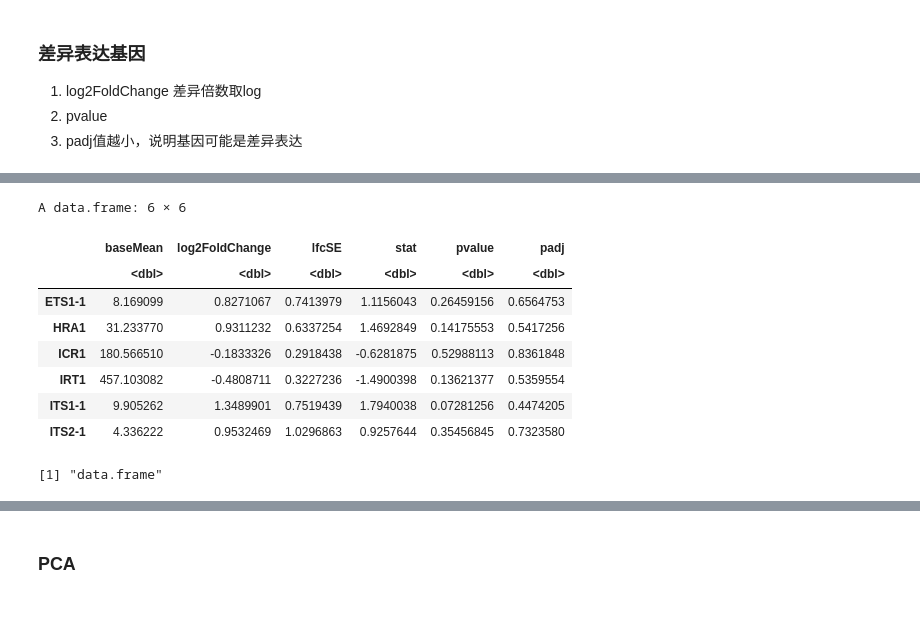
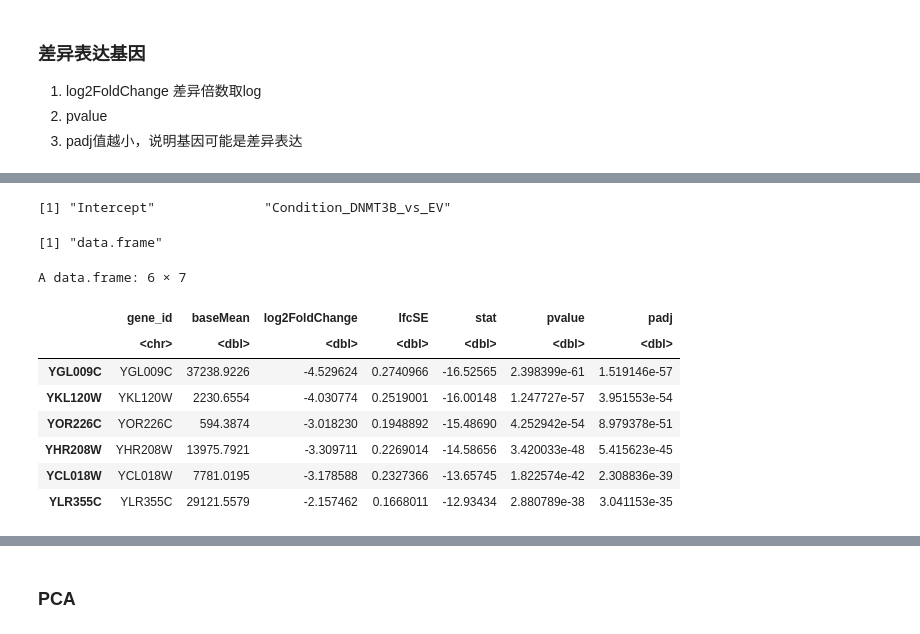
Before and after one commit to wangyang1749/yeast_data, a Jupyter notebook: script/DEG_detection.ipynb, the cells around one changed output, grey strips where cells are left out. Saved outputs shown, nothing was run; the diff lists cells and outputs as text; code cells hidden in the pictures.

```diff
--- a/script/DEG_detection.ipynb
+++ b/script/DEG_detection.ipynb
@@ -3,15 +8,9 @@
 # %%
-#install.packages("BiocManager")
-getwd()
-setwd("/root/yeast_data/analysis/htseq-count")
-
-list.files()
-
-count_tab <- read.table("result.txt",header=T)
+count_tab <- read.table("result.csv",header=T)
 rownames(count_tab) <- count_tab$gene_id # count_tab[,1]
 # 去掉第一列
 count_tab <- count_tab[,-c(1)]
-count_tab <- count_tab[c(1,3,4,2,5)]
+# count_tab <- count_tab[c(1,3,4,2,5)]　# 没用？
+count_tab <- count_tab[c(1,4,2,3,5)]
 head(count_tab)
-#?read.table
 # %% [output]
@@ -52,7 +26,7 @@ A data.frame: 6 × 2
 # %%
-colData <- read.table("SraAccList.txt",header=T)
+colData <- read.table("AccGroup.csv",header=T)
+colData$Condition <- factor(colData$Condition,c("EV","DNMT3B"))
 colData
-colData$Condition <- factor(colData$Condition,c("EV","DNMT3B"))
 # %% [output]
 A data.frame: 5 × 2
 | sample_id | Condition |
@@ -128,28 +64,28 @@ A data.frame: 6 × 2
 # %%
 # 将res转换为dataframe
-#resultsNames(dds) # lists the coefficients
+resultsNames(dds) # lists the coefficients
 res <- results(dds, name="Condition_DNMT3B_vs_EV")
-#res <- res[order(res$padj),]
+res <- res[order(res$padj),]
 resDF <- as.data.frame(res)
+class(resDF)
 
+#resDF
+resDF$gene_id <- rownames(resDF) # 添加一列gene_id
+resDF <- resDF[,c(7,1,2,3,4,5,6)] # 将gene_id放到第一列
 
 head(resDF)
-class(resDF)
-#resDF
-#resDF$gene_id <- rownames(resDF) # 添加一列gene_id
-#resDF <- resDF[,c(7,1,2,3,4,5,6)] # 将gene_id放到第一列
-# write.table(resDF,file="yeast_DESeq2_DEG.txt",sep="\t",quote=F,row.names=F)
-#head(resDF)
+write.table(resDF,file="yeast_DESeq2_DEG.txt",sep="\t",quote=F,row.names=F)
 # or to shrink log fold changes association with condition:
 # res <- lfcShrink(dds, coef="condition_trt_vs_untrt", type="apeglm")
 # %% [output]
-A data.frame: 6 × 6
+[1] "Intercept"              "Condition_DNMT3B_vs_EV"
+[1] "data.frame"
+A data.frame: 6 × 7
-|  | baseMean | log2FoldChange | lfcSE | stat | pvalue | padj |
-|  | <dbl> | <dbl> | <dbl> | <dbl> | <dbl> | <dbl> |
-| ETS1-1 | 8.169099 | 0.8271067 | 0.7413979 | 1.1156043 | 0.26459156 | 0.6564753 |
-| HRA1 | 31.233770 | 0.9311232 | 0.6337254 | 1.4692849 | 0.14175553 | 0.5417256 |
-| ICR1 | 180.566510 | -0.1833326 | 0.2918438 | -0.6281875 | 0.52988113 | 0.8361848 |
-| IRT1 | 457.103082 | -0.4808711 | 0.3227236 | -1.4900398 | 0.13621377 | 0.5359554 |
-| ITS1-1 | 9.905262 | 1.3489901 | 0.7519439 | 1.7940038 | 0.07281256 | 0.4474205 |
-| ITS2-1 | 4.336222 | 0.9532469 | 1.0296863 | 0.9257644 | 0.35456845 | 0.7323580 |
+|  | gene_id | baseMean | log2FoldChange | lfcSE | stat | pvalue | padj |
+|  | <chr> | <dbl> | <dbl> | <dbl> | <dbl> | <dbl> | <dbl> |
+| YGL009C | YGL009C | 37238.9226 | -4.529624 | 0.2740966 | -16.52565 | 2.398399e-61 | 1.519146e-57 |
+| YKL120W | YKL120W | 2230.6554 | -4.030774 | 0.2519001 | -16.00148 | 1.247727e-57 | 3.951553e-54 |
+| YOR226C | YOR226C | 594.3874 | -3.018230 | 0.1948892 | -15.48690 | 4.252942e-54 | 8.979378e-51 |
+| YHR208W | YHR208W | 13975.7921 | -3.309711 | 0.2269014 | -14.58656 | 3.420033e-48 | 5.415623e-45 |
+| YCL018W | YCL018W | 7781.0195 | -3.178588 | 0.2327366 | -13.65745 | 1.822574e-42 | 2.308836e-39 |
+| YLR355C | YLR355C | 29121.5579 | -2.157462 | 0.1668011 | -12.93434 | 2.880789e-38 | 3.041153e-35 |
-[1] "data.frame"
```
Also changed, not shown: parts of 14 cells of this notebook, 19 other files.
